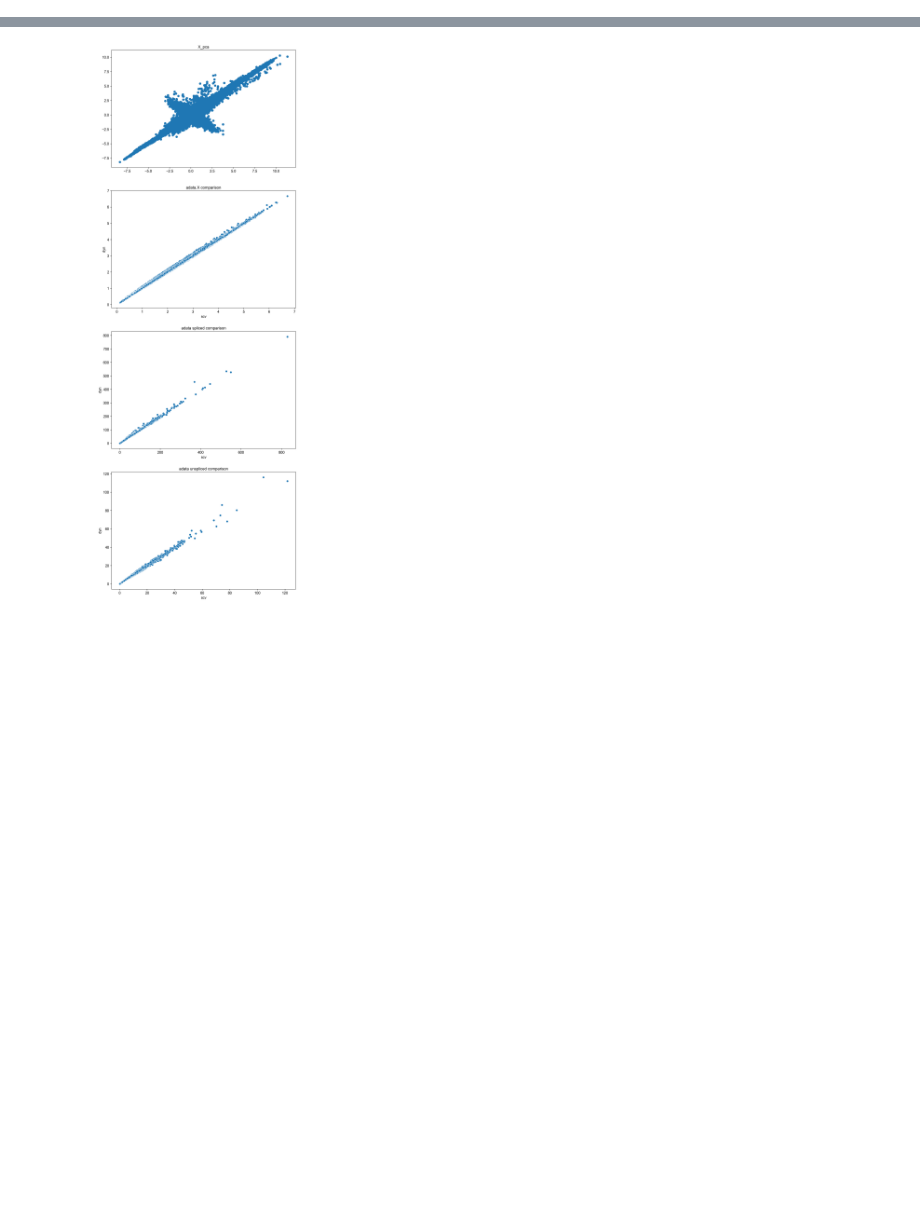
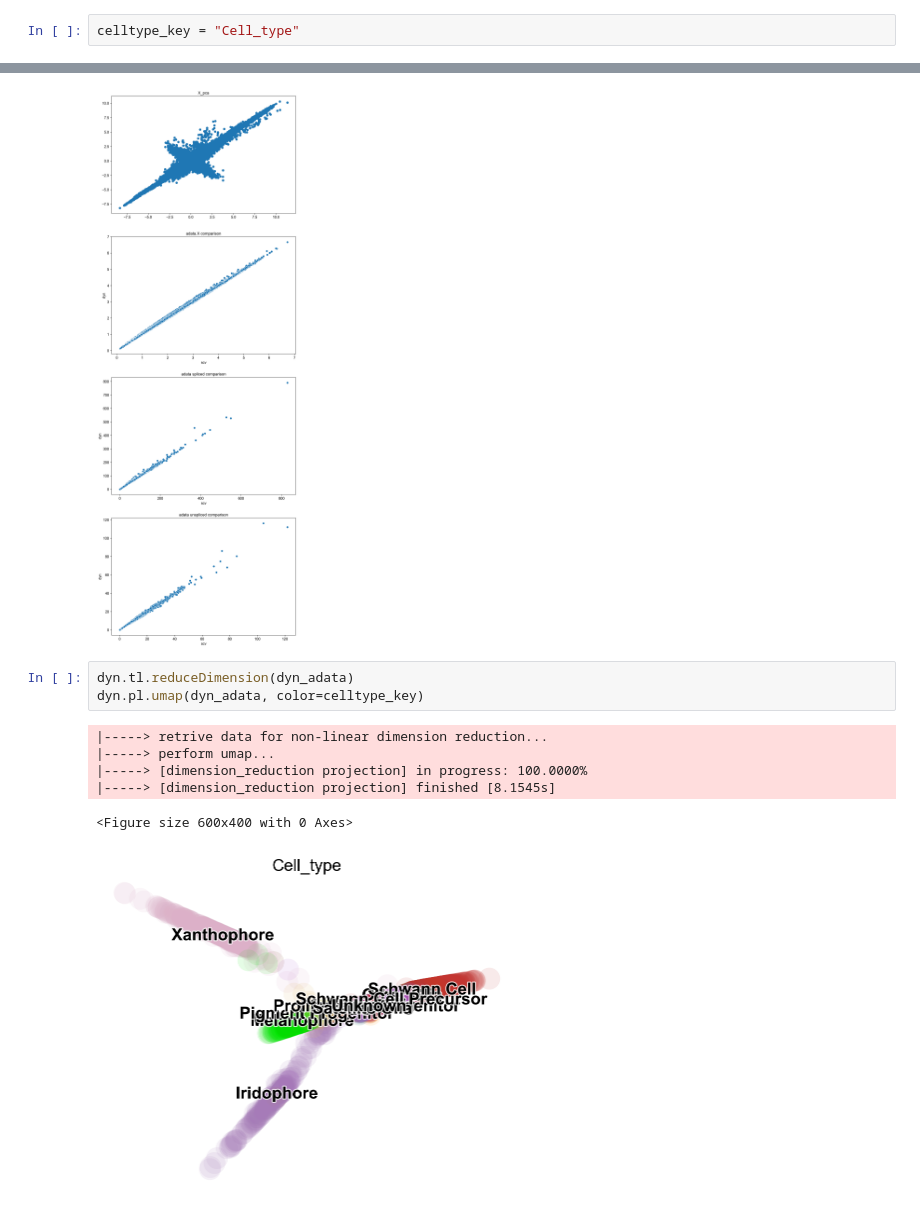
Before and after one commit to aristoteleo/dynamo-notebooks, a Jupyter notebook: normalization/scvelo-zebrafish-benchmark.ipynb, the cells around one changed output, grey strips where cells are left out. Cells and saved outputs as stored; diff of their text form; blank space fills up the shorter version.

```diff
--- a/normalization/scvelo-zebrafish-benchmark.ipynb
+++ b/normalization/scvelo-zebrafish-benchmark.ipynb
@@ -32,6 +32,8 @@ original data shape: (4181, 16940)
 AnnData object with n_obs × n_vars = 4181 × 16940
     obs: 'split_id', 'sample', 'Size_Factor', 'condition', 'Cluster', 'Cell_type', 'umap_1', 'umap_2', 'batch'
     layers: 'spliced', 'unspliced'
+# %%
+celltype_key = "Cell_type"
 # %%
 
 preprocessor = Preprocessor()
@@ -289,3 +274,13 @@ min     -8.176515e+00
 max      1.029883e+01
 dtype: float64
 [figure]
+# %%
+dyn.tl.reduceDimension(dyn_adata)
+dyn.pl.umap(dyn_adata, color=celltype_key)
+# %% [output]
+|-----> retrive data for non-linear dimension reduction...
+|-----> perform umap...
+|-----> [dimension_reduction projection] in progress: 100.0000%
+|-----> [dimension_reduction projection] finished [8.1545s]
+<Figure size 600x400 with 0 Axes>
+[figure, added]
```
Also changed, not shown: parts of 5 cells of this notebook.
